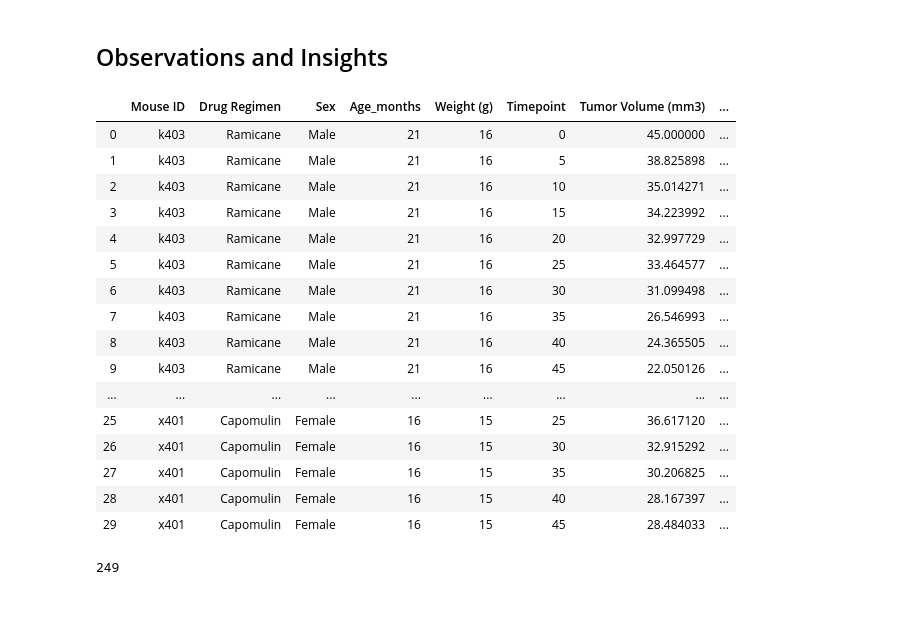
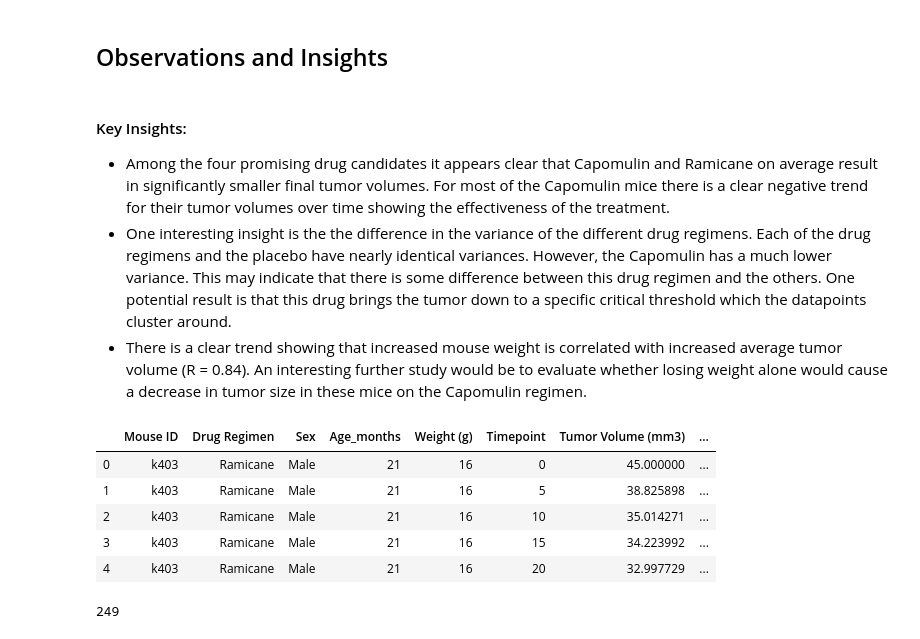
Before and after one commit to mgood13/matplotlib_challenge, a Jupyter notebook: pymaceuticals_starter.ipynb, the cells around one changed output. Saved outputs shown, nothing was run; the diff lists cells and outputs as text; code cells hidden in the pictures; blank space fills up the shorter version.

Commit message:
Add the insights markup box

```diff
--- a/pymaceuticals_starter.ipynb
+++ b/pymaceuticals_starter.ipynb
@@ -1,44 +1,41 @@
 # %% [markdown]
 ## Observations and Insights
+# %% [markdown]
+<h4>Key Insights:</h4>
+<ul>
+    <li>Among the four promising drug candidates it appears clear that Capomulin and Ramicane on average result in significantly smaller final tumor volumes. For most of the Capomulin mice there is a clear negative trend for their tumor volumes over time showing the effectiveness of the treatment.</li>
+   <li>One interesting insight is the the difference in the variance of the different drug regimens. Each of the drug regimens and the placebo have nearly identical variances. However, the Capomulin has a much lower variance. This may indicate that there is some difference between this drug regimen and the others. One potential result is that this drug brings the tumor down to a specific critical threshold which the datapoints cluster around.</li>
+   <li>There is a clear trend showing that increased mouse weight is correlated with increased average tumor volume (R = 0.84). An interesting further study would be to evaluate whether losing weight alone would cause a decrease in tumor size in these mice on the Capomulin regimen.</li>
+
+</ul>
 # %%
 # Dependencies and Setup
 import matplotlib.pyplot as plt
 import pandas as pd
 import scipy.stats as sts
 import numpy as np
 import random
 
 
 # Study data files
 mouse_metadata_path = "data/Mouse_metadata.csv"
 study_results_path = "data/Study_results.csv"
 
 # Read the mouse data and the study results
 mouse_metadata = pd.read_csv(mouse_metadata_path)
 study_results = pd.read_csv(study_results_path)
 
 # Combine the data into a single dataset
 summative_df = mouse_metadata.merge(study_results, how = 'outer', on = 'Mouse ID')
 # Display the data table for preview
-summative_df.head(30)
+summative_df.head()
 # %% [output]
 |  | Mouse ID | Drug Regimen | Sex | Age_months | Weight (g) | Timepoint | Tumor Volume (mm3) | ... |
 | 0 | k403 | Ramicane | Male | 21 | 16 | 0 | 45.000000 | ... |
 | 1 | k403 | Ramicane | Male | 21 | 16 | 5 | 38.825898 | ... |
 | 2 | k403 | Ramicane | Male | 21 | 16 | 10 | 35.014271 | ... |
 | 3 | k403 | Ramicane | Male | 21 | 16 | 15 | 34.223992 | ... |
 | 4 | k403 | Ramicane | Male | 21 | 16 | 20 | 32.997729 | ... |
-| 5 | k403 | Ramicane | Male | 21 | 16 | 25 | 33.464577 | ... |
-| 6 | k403 | Ramicane | Male | 21 | 16 | 30 | 31.099498 | ... |
-| 7 | k403 | Ramicane | Male | 21 | 16 | 35 | 26.546993 | ... |
-| 8 | k403 | Ramicane | Male | 21 | 16 | 40 | 24.365505 | ... |
-| 9 | k403 | Ramicane | Male | 21 | 16 | 45 | 22.050126 | ... |
-| ... | ... | ... | ... | ... | ... | ... | ... | ... |
-| 25 | x401 | Capomulin | Female | 16 | 15 | 25 | 36.617120 | ... |
-| 26 | x401 | Capomulin | Female | 16 | 15 | 30 | 32.915292 | ... |
-| 27 | x401 | Capomulin | Female | 16 | 15 | 35 | 30.206825 | ... |
-| 28 | x401 | Capomulin | Female | 16 | 15 | 40 | 28.167397 | ... |
-| 29 | x401 | Capomulin | Female | 16 | 15 | 45 | 28.484033 | ... |
 # %%
 # Checking the number of mice.
 summative_df['Mouse ID'].value_counts().count()
```
Also changed, not shown: parts of 3 cells of this notebook.
